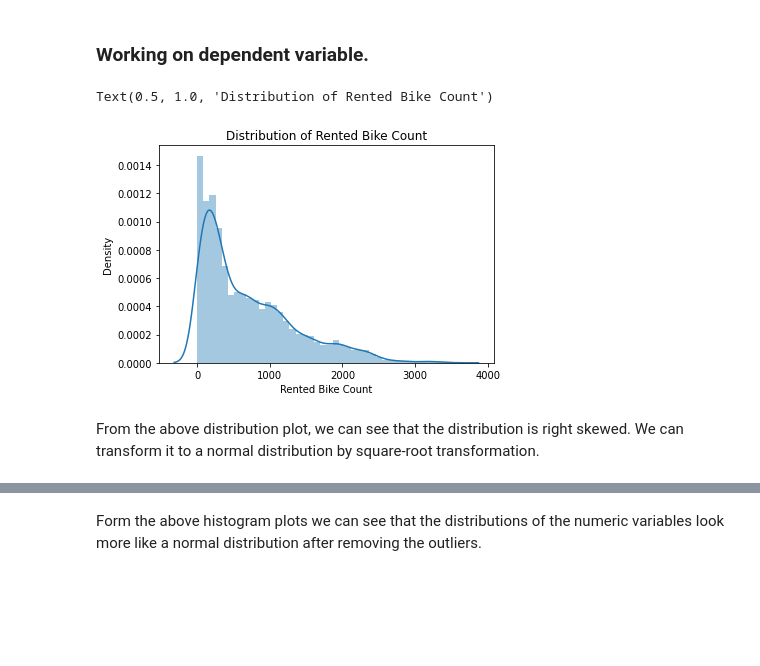
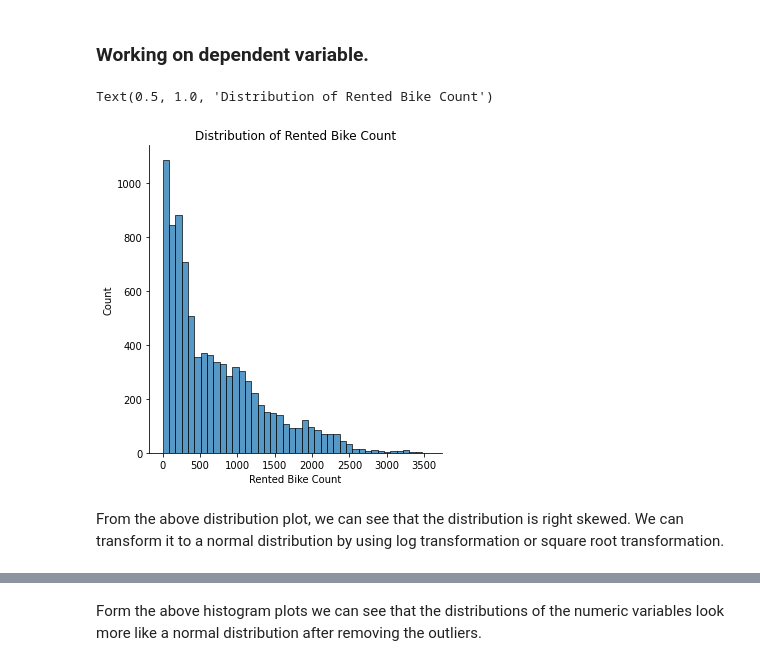
Before and after one commit to Shourya306/Bike-Sharing-Demand-Prediction-Regression, a Jupyter notebook: Bike_Sharing_Demand_Prediction_Capstone_Project.ipynb, the cells around one changed output, grey strips where cells are left out. Saved outputs shown, nothing was run; the diff lists cells and outputs as text; code cells hidden in the pictures; blank space fills up the shorter version.

```diff
--- a/Bike_Sharing_Demand_Prediction_Capstone_Project.ipynb
+++ b/Bike_Sharing_Demand_Prediction_Capstone_Project.ipynb
@@ -252,3 +330,7 @@ I will be dropping the date column from the dataset since we have extracted all
+# %%
+dataset.rename(columns = {'Temperature(°C)':'Temperature','Humidity(%)':'Humidity','Wind speed (m/s)':'Wind speed','Visibility (10m)':'Visibility',
+                          'Dew point temperature(°C)':'Dew point temperature','Solar Radiation (MJ/m2)':'Solar Radiation','Rainfall(mm)':'Rainfall',
+                          'Snowfall (cm)':'Snowfall'}, inplace = True)
 # %%
 dataset.info()
 # %% [output]
@@ -381,10 +460,10 @@ Gradient descent is the process by which the algorithm tries to update the param
 ### Working on dependent variable.
 # %%
 # Distribution of Dependent variable.
-sns.distplot(dataset['Rented Bike Count'])
+sns.displot(dataset['Rented Bike Count'])
 plt.title('Distribution of Rented Bike Count')
 # %% [output]
 Text(0.5, 1.0, 'Distribution of Rented Bike Count')
-[figure, old version]
+[figure, new version]
 # %% [markdown]
-From the above distribution plot, we can see that the distribution is right skewed. We can transform it to a normal distribution by square-root transformation.
+From the above distribution plot, we can see that the distribution is right skewed. We can transform it to a normal distribution by using log transformation or square root transformation.
```
Also changed, not shown: parts of 128 cells of this notebook.
